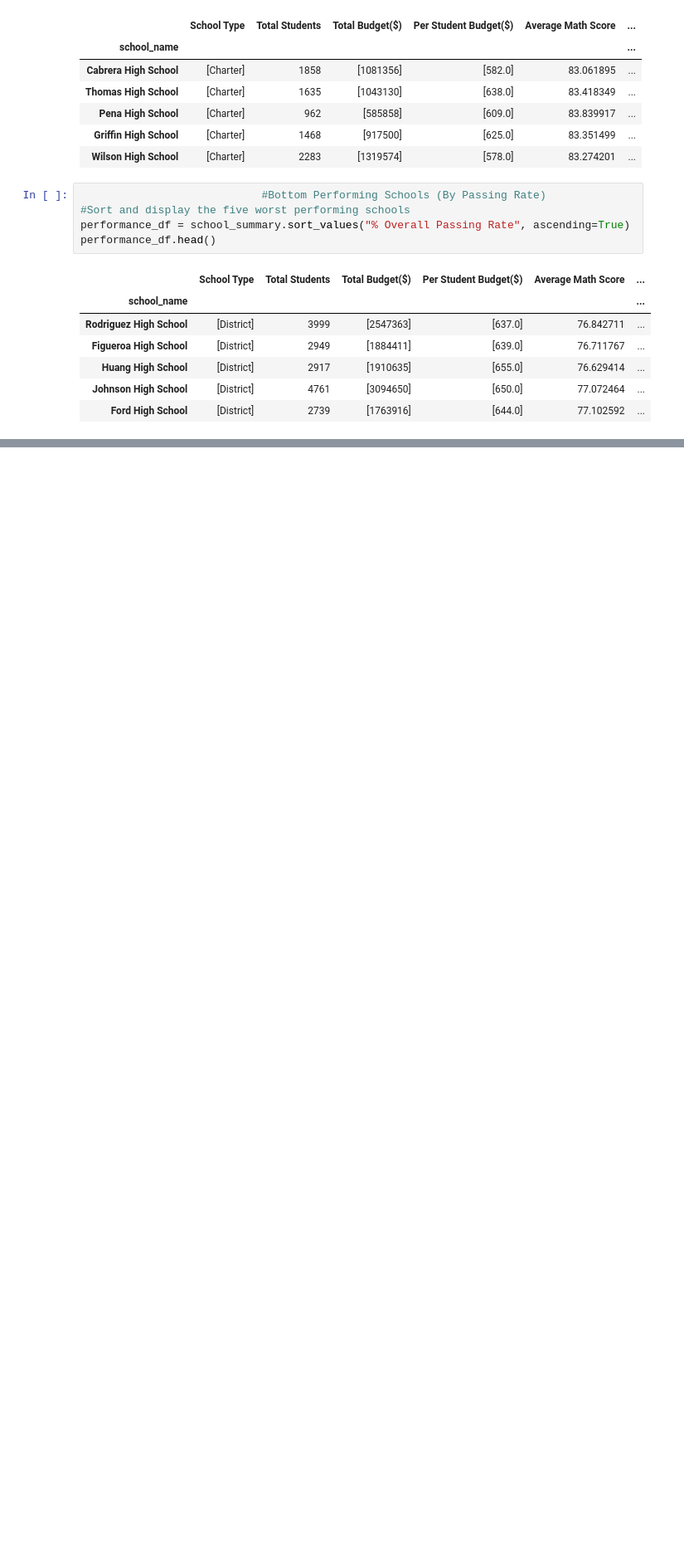
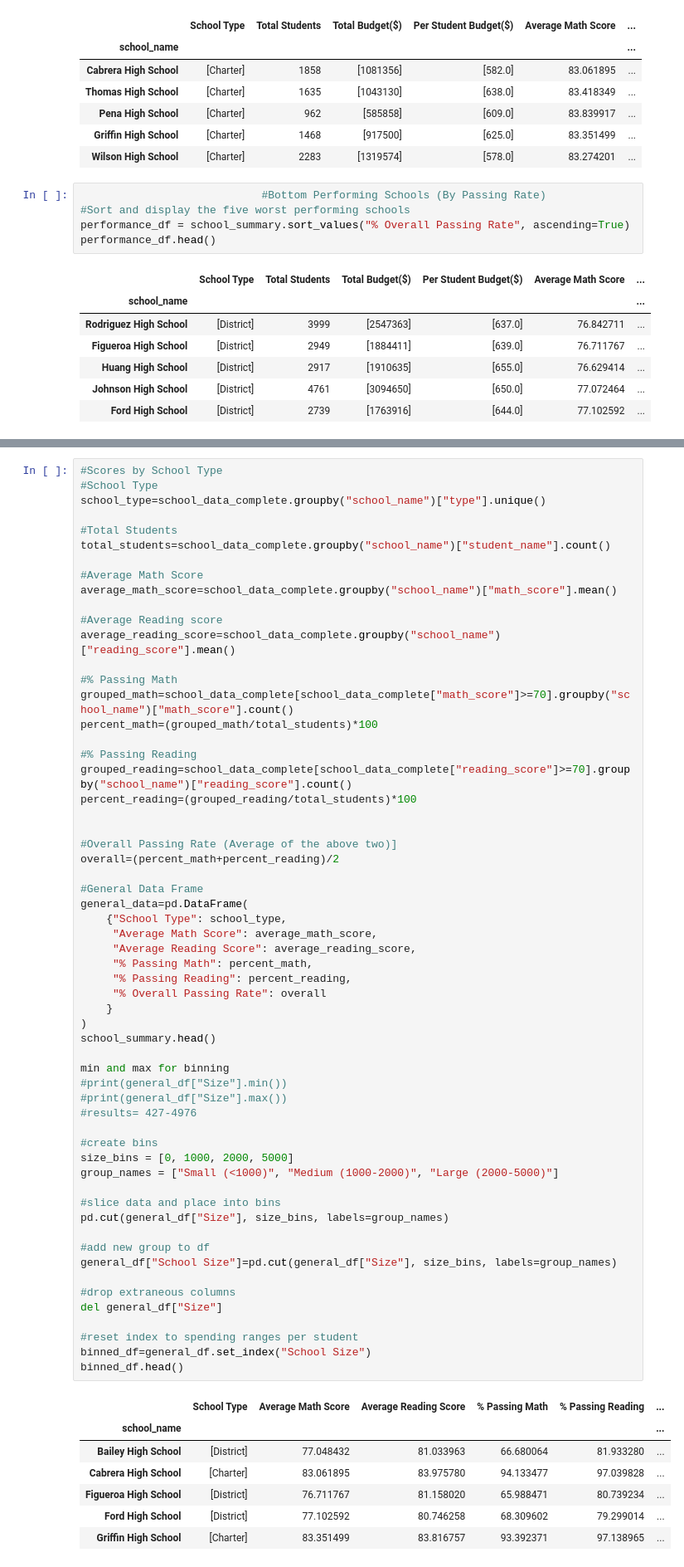
Before and after one commit to zovel/academyofpy, a Jupyter notebook: Academy of Py Code.ipynb, the cells around one changed output, grey strips where cells are left out. Shown: that part at 83% size. Drawn from its saved outputs; the diff is of its cells as text; blank space fills up the shorter version.

```diff
--- a/Academy of Py Code.ipynb
+++ b/Academy of Py Code.ipynb
@@ -237,0 +379,67 @@ grade_12=school_data_complete.loc[school_data_complete["grade"]=="12th", :]
+# %%
+#Scores by School Type
+#School Type
+school_type=school_data_complete.groupby("school_name")["type"].unique()
+
+#Total Students
+total_students=school_data_complete.groupby("school_name")["student_name"].count()
+
+#Average Math Score
+average_math_score=school_data_complete.groupby("school_name")["math_score"].mean()
+
+#Average Reading score
+average_reading_score=school_data_complete.groupby("school_name")["reading_score"].mean()
+
+#% Passing Math
+grouped_math=school_data_complete[school_data_complete["math_score"]>=70].groupby("school_name")["math_score"].count()
+percent_math=(grouped_math/total_students)*100
+
+#% Passing Reading
+grouped_reading=school_data_complete[school_data_complete["reading_score"]>=70].groupby("school_name")["reading_score"].count()
+percent_reading=(grouped_reading/total_students)*100
+
+
+#Overall Passing Rate (Average of the above two)]
+overall=(percent_math+percent_reading)/2
+
+#General Data Frame
+general_data=pd.DataFrame(
+    {"School Type": school_type,
+     "Average Math Score": average_math_score,
+     "Average Reading Score": average_reading_score,
+     "% Passing Math": percent_math,
+     "% Passing Reading": percent_reading,
+     "% Overall Passing Rate": overall
+    }
+)
+school_summary.head()
+
+min and max for binning
+#print(general_df["Size"].min())
+#print(general_df["Size"].max())
+#results= 427-4976
+
+#create bins
+size_bins = [0, 1000, 2000, 5000]
+group_names = ["Small (<1000)", "Medium (1000-2000)", "Large (2000-5000)"]
+
+#slice data and place into bins
+pd.cut(general_df["Size"], size_bins, labels=group_names)
+
+#add new group to df
+general_df["School Size"]=pd.cut(general_df["Size"], size_bins, labels=group_names)
+
+#drop extraneous columns
+del general_df["Size"]
+
+#reset index to spending ranges per student
+binned_df=general_df.set_index("School Size")
+binned_df.head()
+# %% [output]
+|  | School Type | Average Math Score | Average Reading Score | % Passing Math | % Passing Reading | ... |
+| school_name |  |  |  |  |  | ... |
+| Bailey High School | [District] | 77.048432 | 81.033963 | 66.680064 | 81.933280 | ... |
+| Cabrera High School | [Charter] | 83.061895 | 83.975780 | 94.133477 | 97.039828 | ... |
+| Figueroa High School | [District] | 76.711767 | 81.158020 | 65.988471 | 80.739234 | ... |
+| Ford High School | [District] | 77.102592 | 80.746258 | 68.309602 | 79.299014 | ... |
+| Griffin High School | [Charter] | 83.351499 | 83.816757 | 93.392371 | 97.138965 | ... |
```
Also changed, not shown: parts of 8 cells of this notebook.
